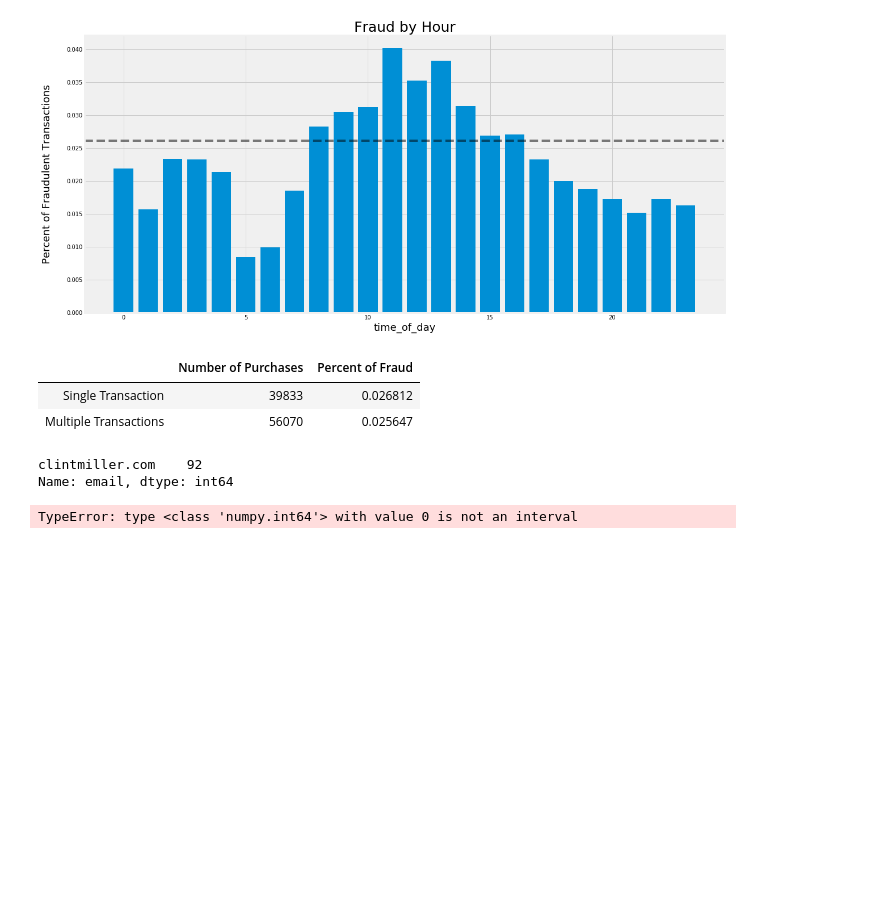
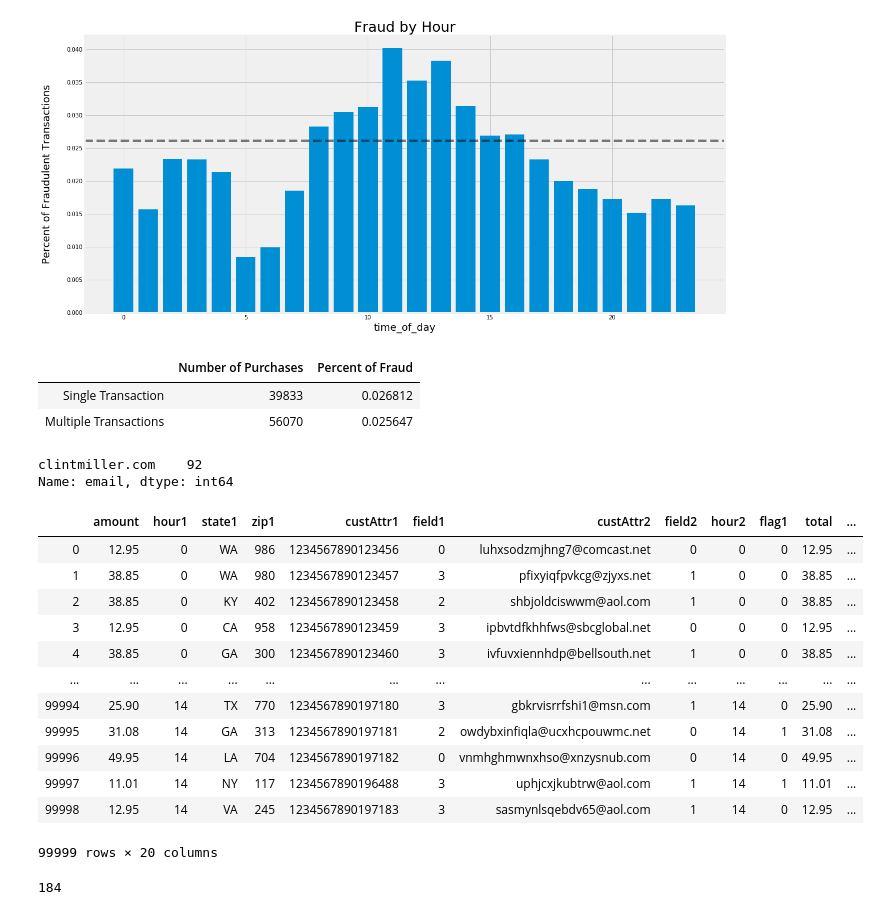
Before and after one commit to isaac-campbell-smith/BernoulliTrials_and_Tribulations, a Jupyter notebook: EDA.ipynb, the cells around one changed output. Cells and saved outputs as stored; diff of their text form; code cells hidden in the pictures; blank space fills up the shorter version.

```diff
--- a/EDA.ipynb
+++ b/EDA.ipynb
@@ -373,7 +374,19 @@ email_counts[email_counts==92]
 # %% [output]
 clintmiller.com    92
 Name: email, dtype: int64
-# %%
-idx = pd.IntervalIndex(df.hour1.values, closed='both', verify_integrity=False)
-# %% [output]
-TypeError: type <class 'numpy.int64'> with value 0 is not an interval
+# %%
+df
+# %% [output]
+|  | amount | hour1 | state1 | zip1 | custAttr1 | field1 | custAttr2 | field2 | hour2 | flag1 | total | ... |
+| 0 | 12.95 | 0 | WA | 986 | 1234567890123456 | 0 | luhxsodzmjhng7@comcast.net | 0 | 0 | 0 | 12.95 | ... |
+| 1 | 38.85 | 0 | WA | 980 | 1234567890123457 | 3 | pfixyiqfpvkcg@zjyxs.net | 1 | 0 | 0 | 38.85 | ... |
+| 2 | 38.85 | 0 | KY | 402 | 1234567890123458 | 2 | shbjoldciswwm@aol.com | 1 | 0 | 0 | 38.85 | ... |
+| 3 | 12.95 | 0 | CA | 958 | 1234567890123459 | 3 | ipbvtdfkhhfws@sbcglobal.net | 0 | 0 | 0 | 12.95 | ... |
+| 4 | 38.85 | 0 | GA | 300 | 1234567890123460 | 3 | ivfuvxiennhdp@bellsouth.net | 1 | 0 | 0 | 38.85 | ... |
+| ... | ... | ... | ... | ... | ... | ... | ... | ... | ... | ... | ... | ... |
+| 99994 | 25.90 | 14 | TX | 770 | 1234567890197180 | 3 | gbkrvisrrfshi1@msn.com | 1 | 14 | 0 | 25.90 | ... |
+| 99995 | 31.08 | 14 | GA | 313 | 1234567890197181 | 2 | owdybxinfiqla@ucxhcpouwmc.net | 0 | 14 | 1 | 31.08 | ... |
+| 99996 | 49.95 | 14 | LA | 704 | 1234567890197182 | 0 | vnmhghmwnxhso@xnzysnub.com | 0 | 14 | 0 | 49.95 | ... |
+| 99997 | 11.01 | 14 | NY | 117 | 1234567890196488 | 3 | uphjcxjkubtrw@aol.com | 1 | 14 | 1 | 11.01 | ... |
+| 99998 | 12.95 | 14 | VA | 245 | 1234567890197183 | 3 | sasmynlsqebdv65@aol.com | 1 | 14 | 0 | 12.95 | ... |
+99999 rows × 20 columns
@@ -379,0 +398,4 @@ TypeError: type <class 'numpy.int64'> with value 0 is not an interval
+# %%
+multi_fraud.sum()
+# %% [output]
+184
```
Also changed, not shown: parts of 8 cells of this notebook, 11 other files.
